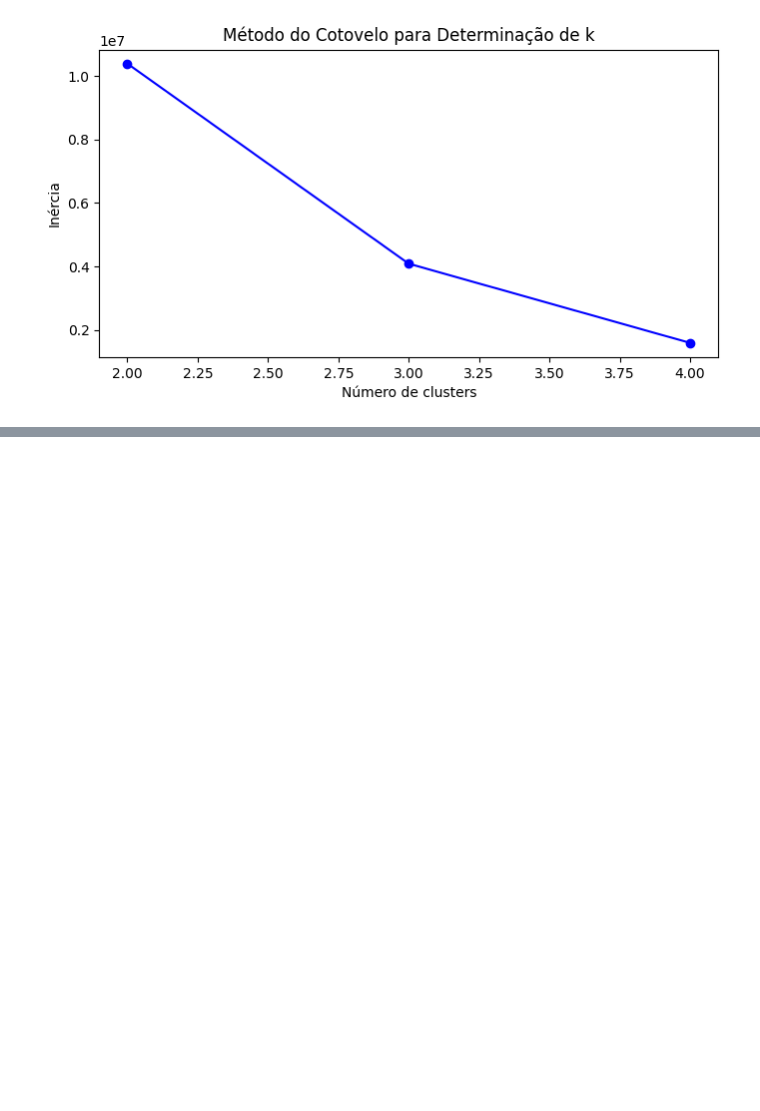
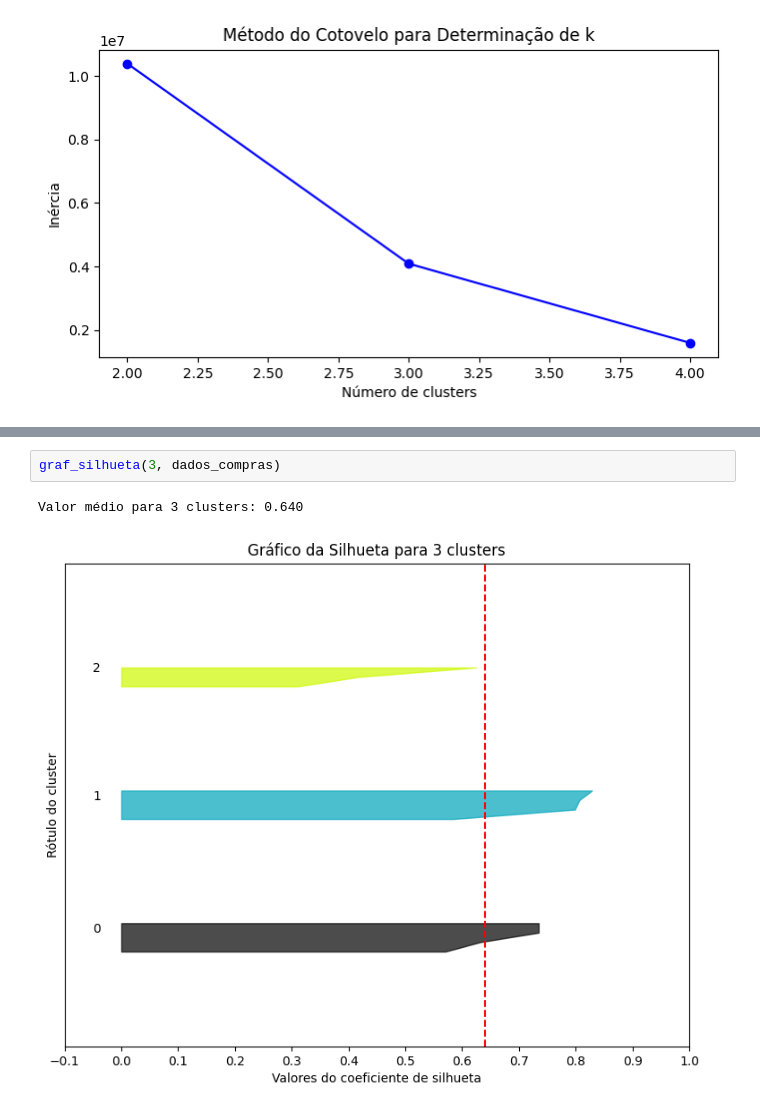
Before and after one commit to danielvieira95/Intelig-ncia-Artificial-e-Big-Data--2-2024, a Jupyter notebook: TurmaA/A14/codigo.ipynb, the cells around one changed output, grey strips where cells are left out. Cells and saved outputs as stored; diff of their text form; blank space fills up the shorter version.

Commit message:
A14 cluster

```diff
--- a/TurmaA/A14/codigo.ipynb
+++ b/TurmaA/A14/codigo.ipynb
@@ -95,0 +147,5 @@ plot_cotovelo(inercia)
+# %%
+graf_silhueta(3, dados_compras)
+# %% [output]
+Valor médio para 3 clusters: 0.640
+[figure, added]
```
Also changed, not shown: parts of 1 cell of this notebook.
